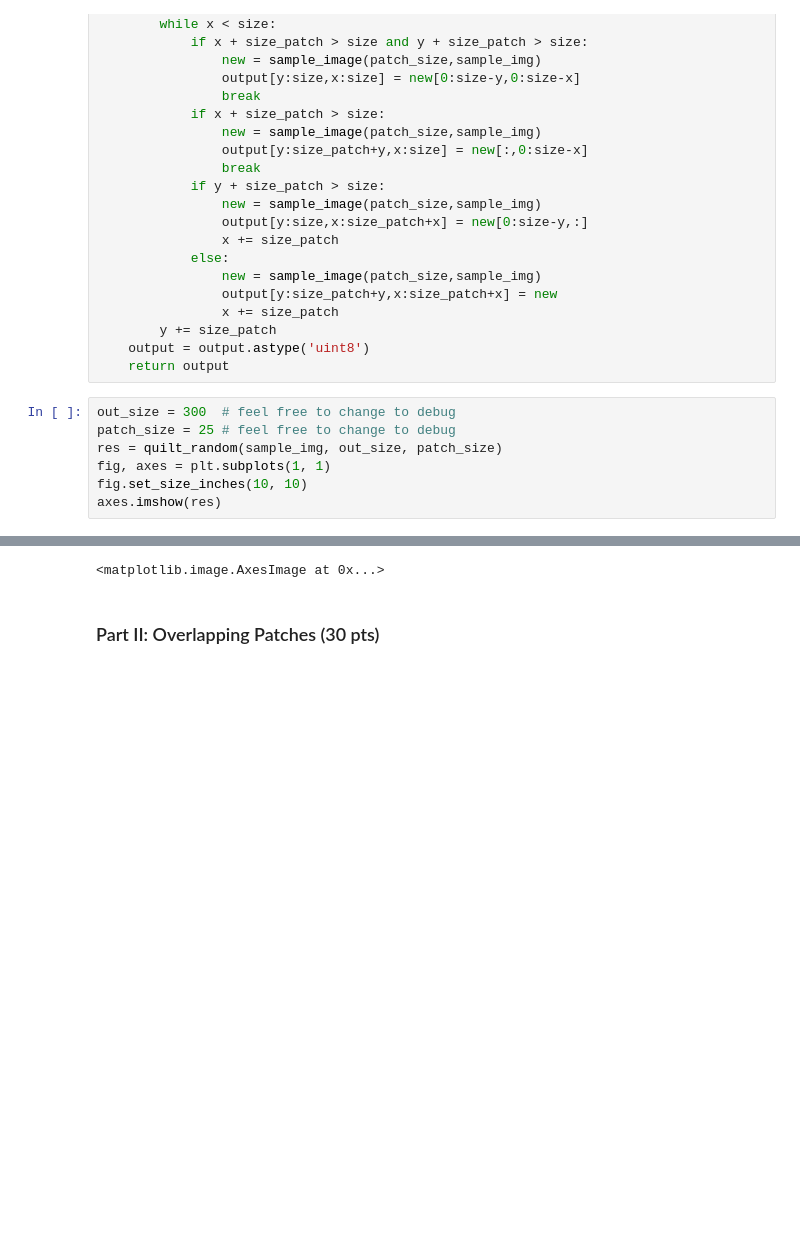
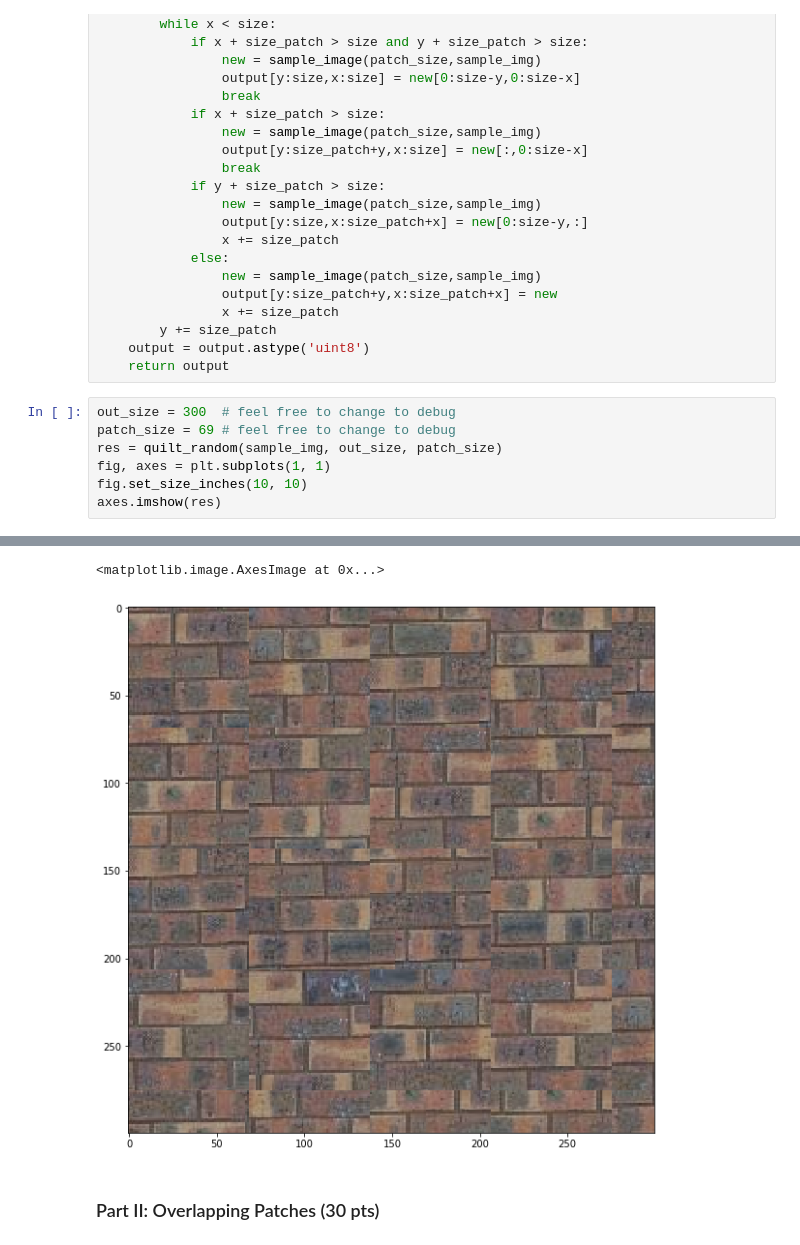
Before and after one commit to tarik0219/Project_2_CS445, a Jupyter notebook: Project2.ipynb, the cells around one changed output, grey strips where cells are left out. Cells and saved outputs as stored; diff of their text form; blank space fills up the shorter version.

```diff
--- a/Project2.ipynb
+++ b/Project2.ipynb
@@ -81,7 +79,7 @@ def quilt_random(sample, out_size, patch_size):
     return output
 # %%
 out_size = 300  # feel free to change to debug
-patch_size = 25 # feel free to change to debug
+patch_size = 69 # feel free to change to debug
 res = quilt_random(sample_img, out_size, patch_size)
 fig, axes = plt.subplots(1, 1)
 fig.set_size_inches(10, 10)
@@ -92,4 +88,5 @@ axes.imshow(res)
 <matplotlib.image.AxesImage at 0x...>
+[figure, added]
 # %% [markdown]
 ### Part II: Overlapping Patches (30 pts)
 # %%
```
Also changed, not shown: parts of 10 cells of this notebook, 24 other files.
